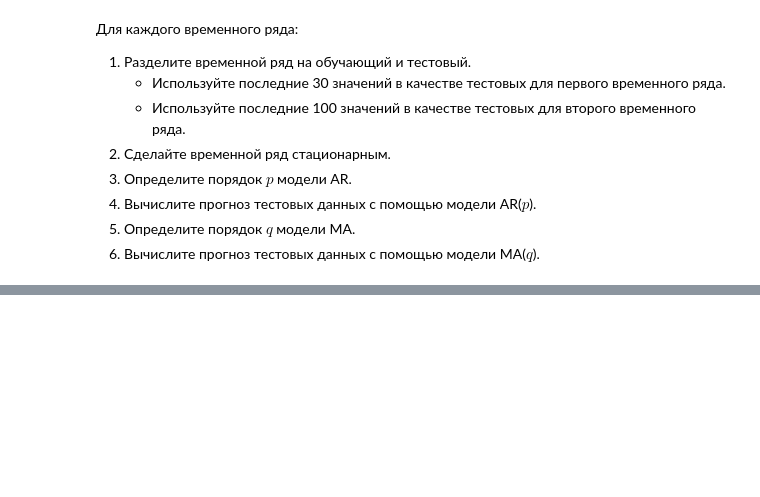
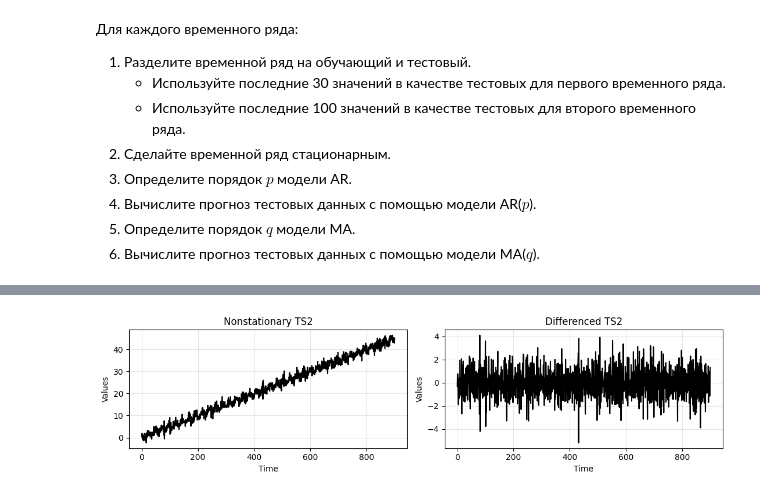
Before and after one commit to RinatHar/TimeSeries, a Jupyter notebook: 4 ar_ma.ipynb, the cells around one changed output, grey strips where cells are left out. Drawn from its saved outputs; the diff is of its cells as text; code cells hidden in the pictures; blank space fills up the shorter version.

```diff
--- a/4 ar_ma.ipynb
+++ b/4 ar_ma.ipynb
@@ -907,0 +975,7 @@ print(len(arma_ts2))
+# %%
+_, axes = plt.subplots(1,2, figsize=(11,3))
+run_sequence_plot(time[:len(train_ts2)], train_ts2, title="Nonstationary TS2", ax=axes[0])
+run_sequence_plot(time[:len(train_ts2)], tes_resid, title="Differenced TS2", ax=axes[1])
+plt.tight_layout();
+# %% [output]
+[figure, added]
```
Also changed, not shown: parts of 37 cells of this notebook.
